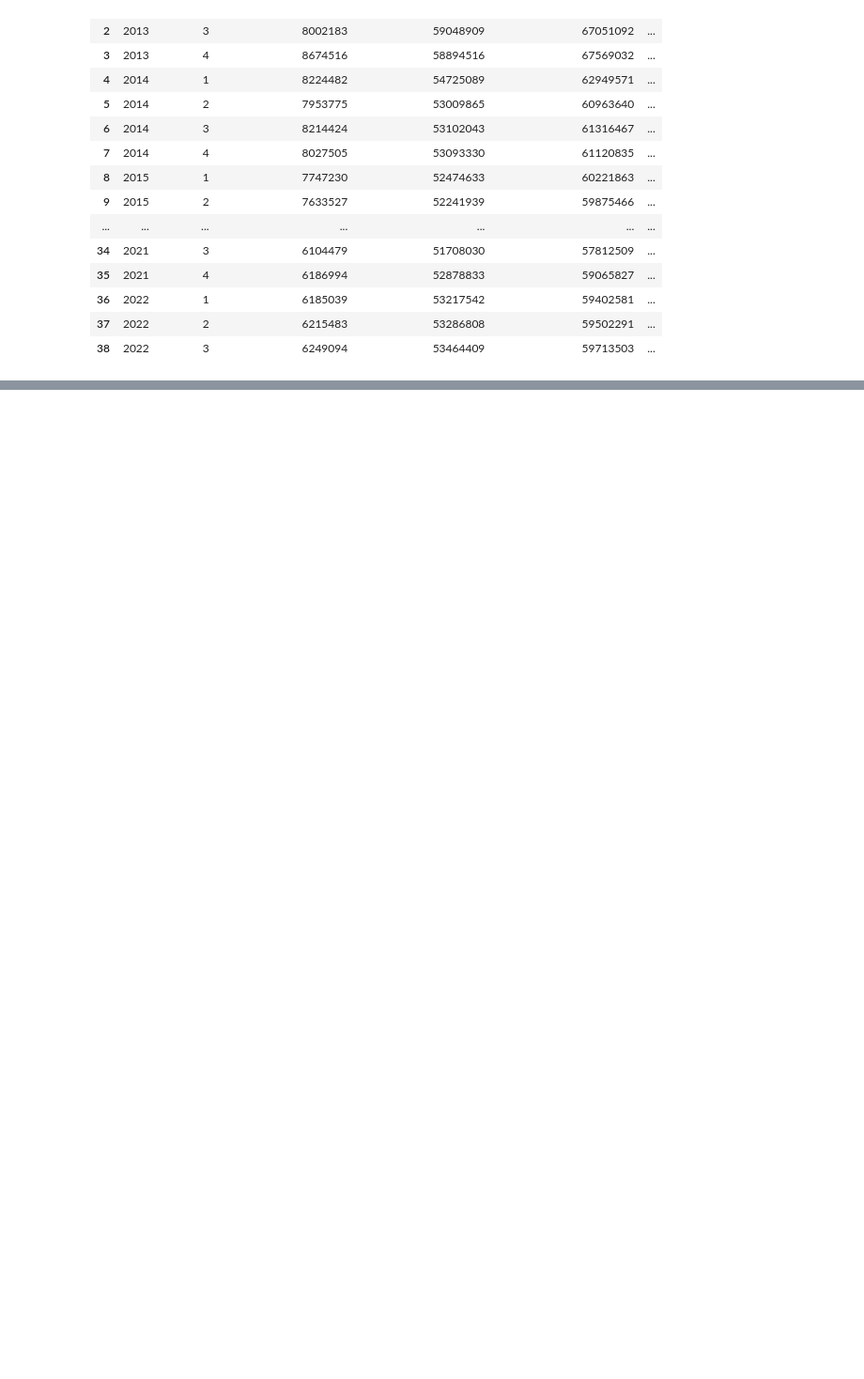
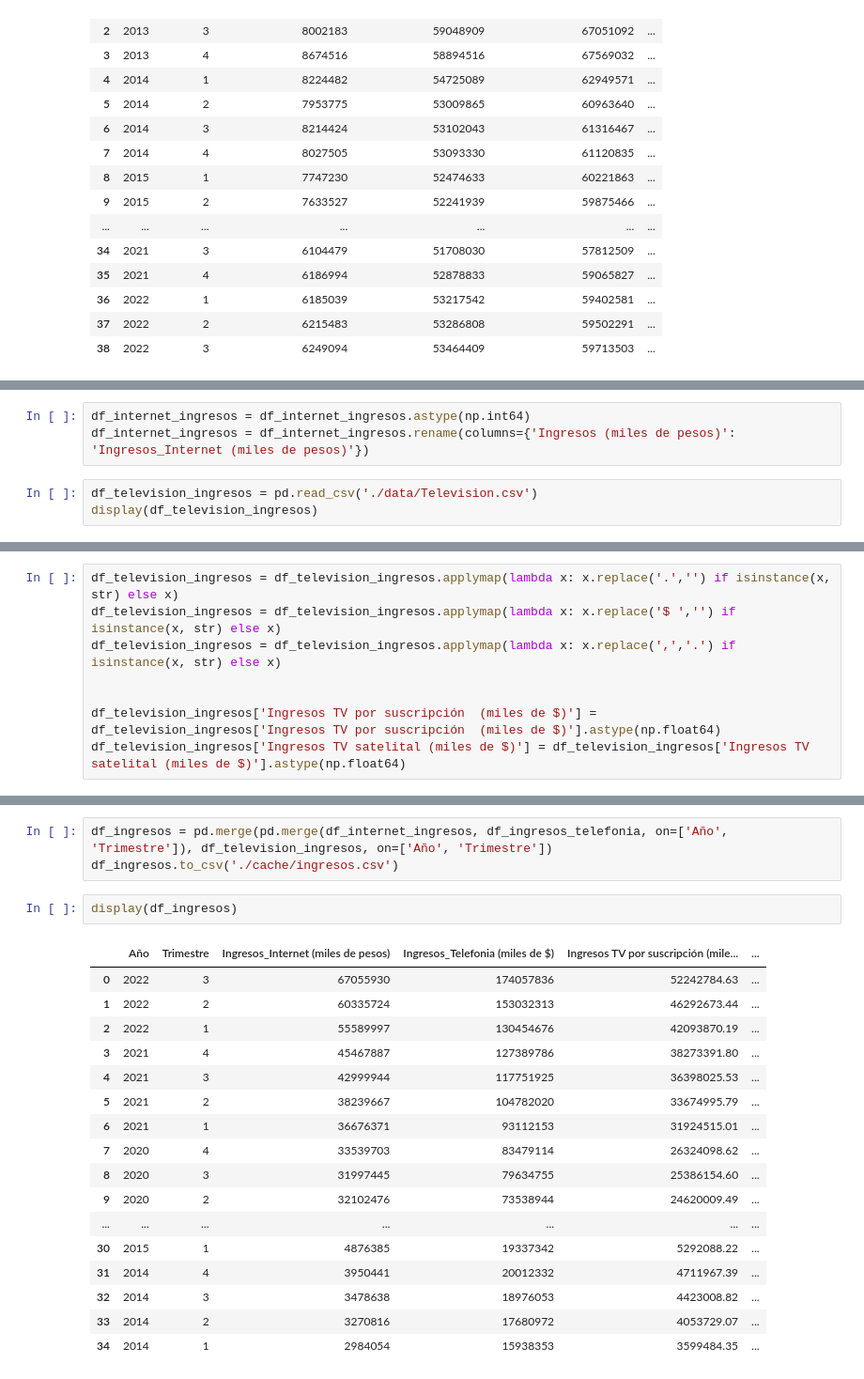
Before and after one commit to Lowerdelk/henry_p02, a Jupyter notebook: files/ETL.ipynb, the cells around one changed output, grey strips where cells are left out. Shown at 94% size. Saved outputs shown, nothing was run; the diff lists cells and outputs as text; blank space fills up the shorter version.

```diff
--- a/files/ETL.ipynb
+++ b/files/ETL.ipynb
@@ -450,0 +482,6 @@ final_telefonia
+# %%
+df_internet_ingresos = df_internet_ingresos.astype(np.int64)
+df_internet_ingresos = df_internet_ingresos.rename(columns={'Ingresos (miles de pesos)': 'Ingresos_Internet (miles de pesos)'})
+# %%
+df_television_ingresos = pd.read_csv('./data/Television.csv')
+display(df_television_ingresos)
@@ -450,0 +506,8 @@ final_telefonia
+# %%
+df_television_ingresos = df_television_ingresos.applymap(lambda x: x.replace('.','') if isinstance(x, str) else x)
+df_television_ingresos = df_television_ingresos.applymap(lambda x: x.replace('$ ','') if isinstance(x, str) else x)
+df_television_ingresos = df_television_ingresos.applymap(lambda x: x.replace(',','.') if isinstance(x, str) else x)
+
+
+df_television_ingresos['Ingresos TV por suscripción  (miles de $)'] = df_television_ingresos['Ingresos TV por suscripción  (miles de $)'].astype(np.float64)
+df_television_ingresos['Ingresos TV satelital (miles de $)'] = df_television_ingresos['Ingresos TV satelital (miles de $)'].astype(np.float64)
@@ -450,0 +534,23 @@ final_telefonia
+# %%
+df_ingresos = pd.merge(pd.merge(df_internet_ingresos, df_ingresos_telefonia, on=['Año', 'Trimestre']), df_television_ingresos, on=['Año', 'Trimestre'])
+df_ingresos.to_csv('./cache/ingresos.csv')
+# %%
+display(df_ingresos)
+# %% [output]
+|  | Año | Trimestre | Ingresos_Internet (miles de pesos) | Ingresos_Telefonia (miles de $) | Ingresos TV por suscripción (mile... | ... |
+| 0 | 2022 | 3 | 67055930 | 174057836 | 52242784.63 | ... |
+| 1 | 2022 | 2 | 60335724 | 153032313 | 46292673.44 | ... |
+| 2 | 2022 | 1 | 55589997 | 130454676 | 42093870.19 | ... |
+| 3 | 2021 | 4 | 45467887 | 127389786 | 38273391.80 | ... |
+| 4 | 2021 | 3 | 42999944 | 117751925 | 36398025.53 | ... |
+| 5 | 2021 | 2 | 38239667 | 104782020 | 33674995.79 | ... |
+| 6 | 2021 | 1 | 36676371 | 93112153 | 31924515.01 | ... |
+| 7 | 2020 | 4 | 33539703 | 83479114 | 26324098.62 | ... |
+| 8 | 2020 | 3 | 31997445 | 79634755 | 25386154.60 | ... |
+| 9 | 2020 | 2 | 32102476 | 73538944 | 24620009.49 | ... |
+| ... | ... | ... | ... | ... | ... | ... |
+| 30 | 2015 | 1 | 4876385 | 19337342 | 5292088.22 | ... |
+| 31 | 2014 | 4 | 3950441 | 20012332 | 4711967.39 | ... |
+| 32 | 2014 | 3 | 3478638 | 18976053 | 4423008.82 | ... |
+| 33 | 2014 | 2 | 3270816 | 17680972 | 4053729.07 | ... |
+| 34 | 2014 | 1 | 2984054 | 15938353 | 3599484.35 | ... |
```
Also changed, not shown: parts of 14 cells of this notebook, 5 other files.
